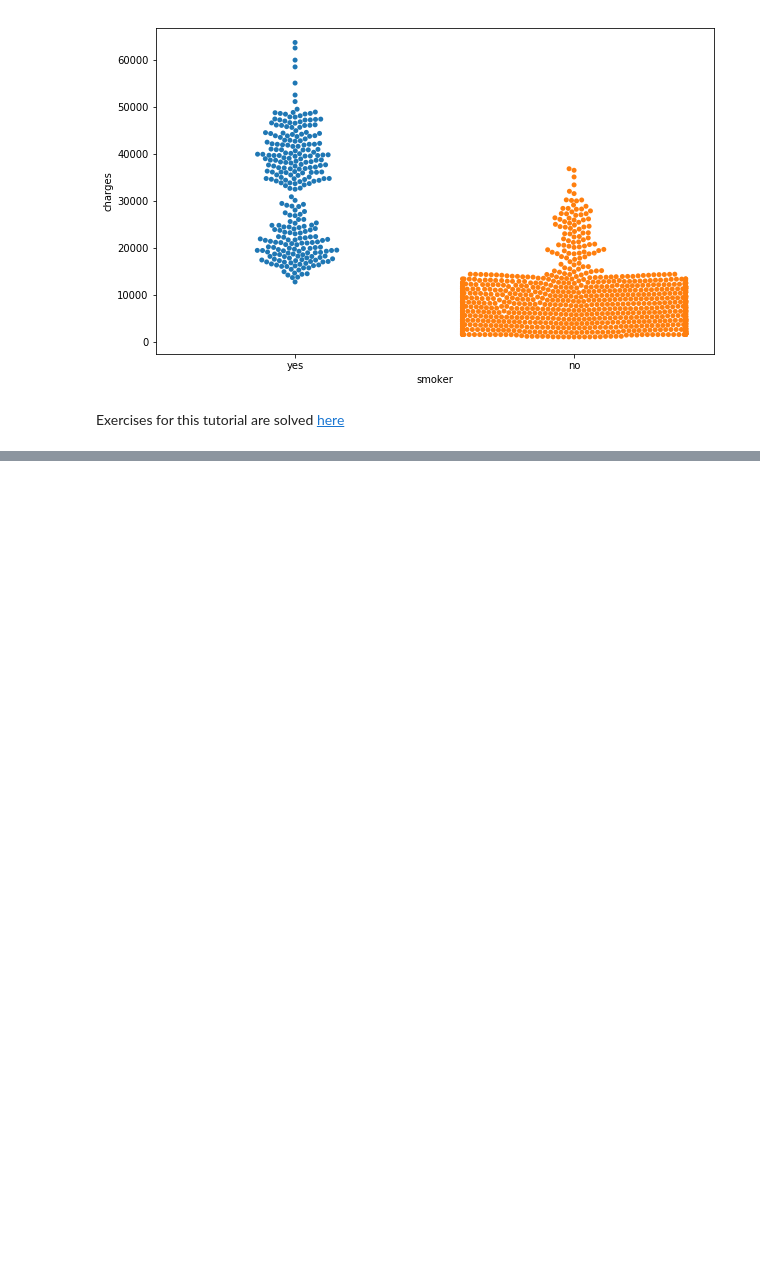
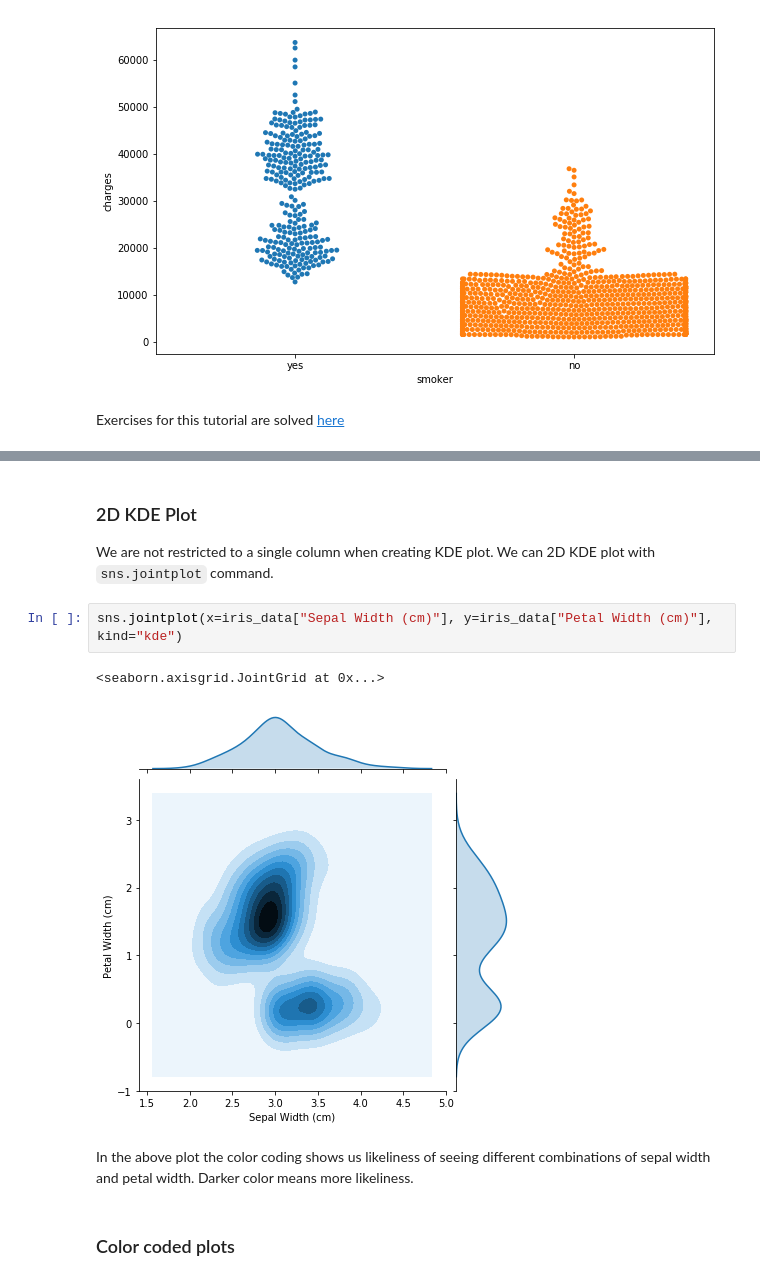
Before and after one commit to ShreyasJothish/datasciencestudygroup, a Jupyter notebook: MahendraBishnoi/02_Data_Visualization_From_Non_Coder_to_Coder.ipynb, the cells around one changed output, grey strips where cells are left out. Drawn from its saved outputs; the diff is of its cells as text; blank space fills up the shorter version.

```diff
--- a/MahendraBishnoi/02_Data_Visualization_From_Non_Coder_to_Coder.ipynb
+++ b/MahendraBishnoi/02_Data_Visualization_From_Non_Coder_to_Coder.ipynb
@@ -325,0 +375,12 @@ Exercises for this tutorial are solved [here](https://www.kaggle.com/mahendrabis
+# %% [markdown]
+### 2D KDE Plot
+We are not restricted to a single column when creating KDE plot. We can 2D KDE plot with `sns.jointplot` command.
+# %%
+sns.jointplot(x=iris_data["Sepal Width (cm)"], y=iris_data["Petal Width (cm)"], kind="kde")
+# %% [output]
+<seaborn.axisgrid.JointGrid at 0x...>
+[figure, added]
+# %% [markdown]
+In the above plot the color coding shows us likeliness of seeing different combinations of sepal width and petal width. Darker color means more likeliness.
+# %% [markdown]
+### Color coded plots
```
Also changed, not shown: parts of 12 cells of this notebook.
